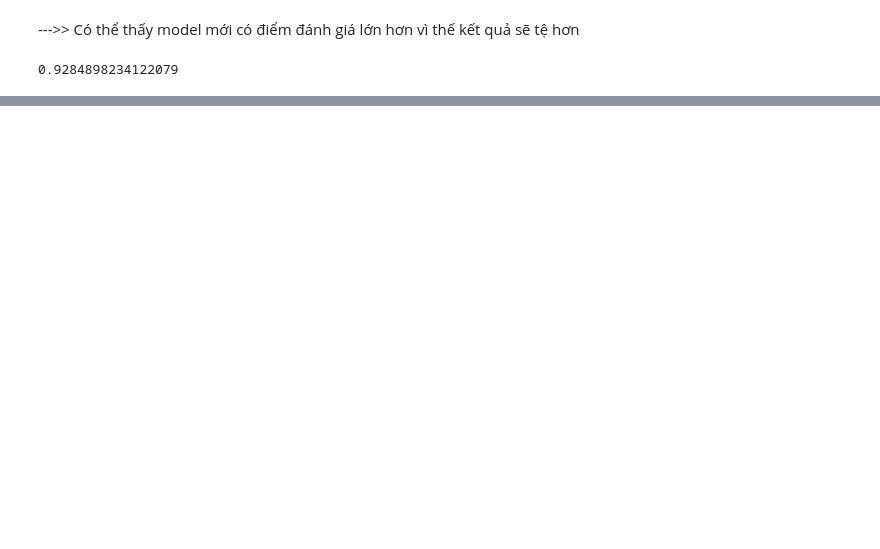
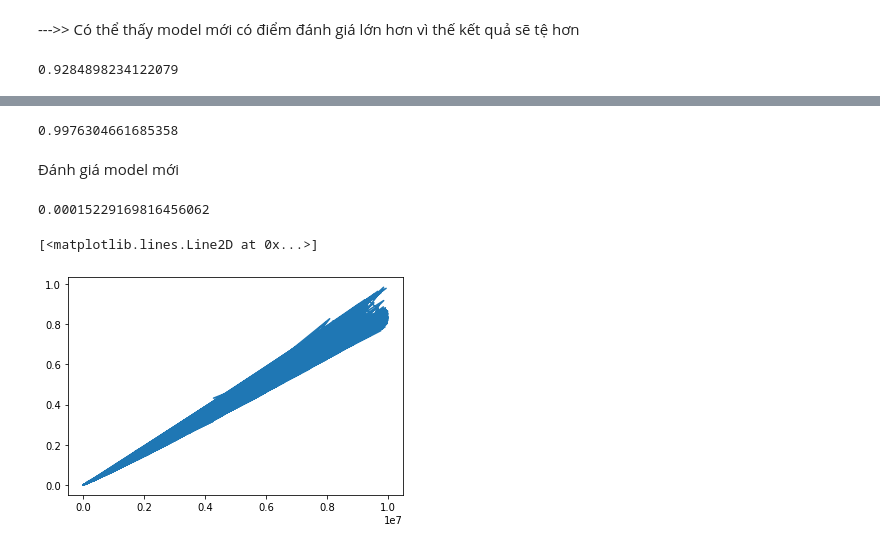
Before and after one commit to latruonghai/CS114.K21, a Jupyter notebook: ThiGK2.ipynb, the cells around one changed output, grey strips where cells are left out. Drawn from its saved outputs; the diff is of its cells as text; code cells hidden in the pictures; blank space fills up the shorter version.

```diff
--- a/ThiGK2.ipynb
+++ b/ThiGK2.ipynb
@@ -135,0 +192,9 @@ LR.score(x_test.values.reshape(-1,1),y_test.values.reshape(-1,1))
+# %%
+X_train_new, X_test_new,Y_train_new,_Y_test_new = train_test_split(x,y,test_size = 0.2,random_state=0)
+# %%
+X_train_new = X_train_new.values.reshape(-1,1)
+Y_train_new = Y_train_new.values.reshape(-1,1)
+X_test_new = X_test_new.values.reshape(-1,1)
+# %%
+LR.fit(X_train_new,Y_train_new)
+model_new= LR.predict(X_test_new)
@@ -135,0 +211,15 @@ LR.score(x_test.values.reshape(-1,1),y_test.values.reshape(-1,1))
+# %%
+LR.score(X_train_new,Y_train_new)
+# %% [output]
+0.9976304661685358
+# %% [markdown]
+Đánh giá model mới
+# %%
+print(mean_squared_error(_Y_test_new,model_new))
+# %% [output]
+0.00015229169816456062
+# %%
+plt.plot(X_train_new,Y_train_new)
+# %% [output]
+[<matplotlib.lines.Line2D at 0x...>]
+[figure, added]
```
Also changed, not shown: parts of 22 cells of this notebook.
